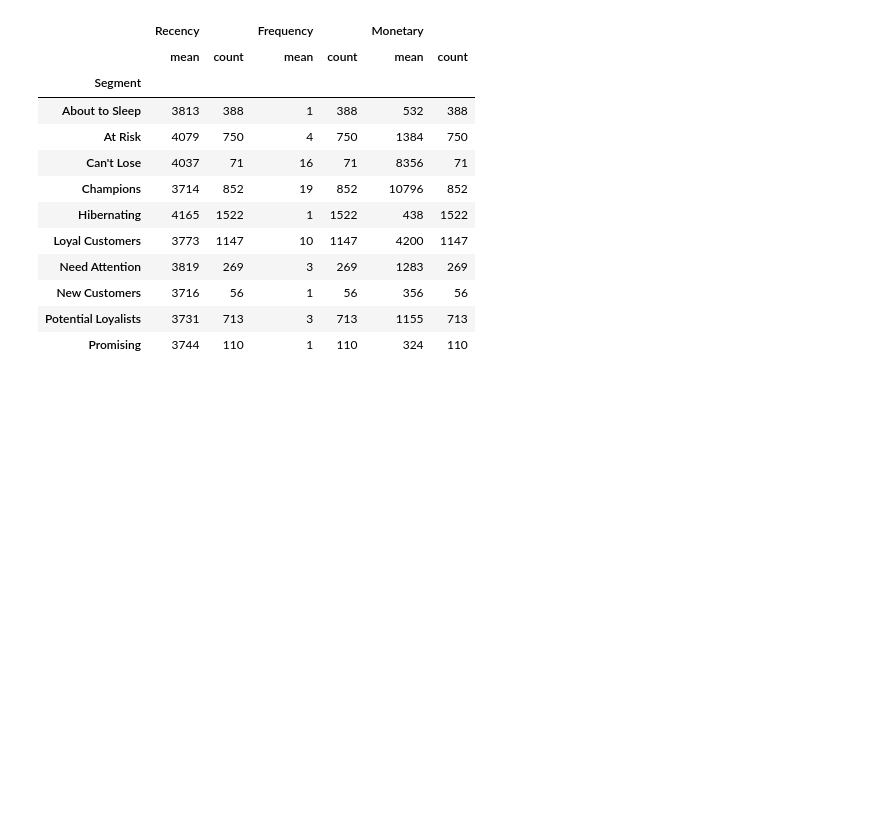
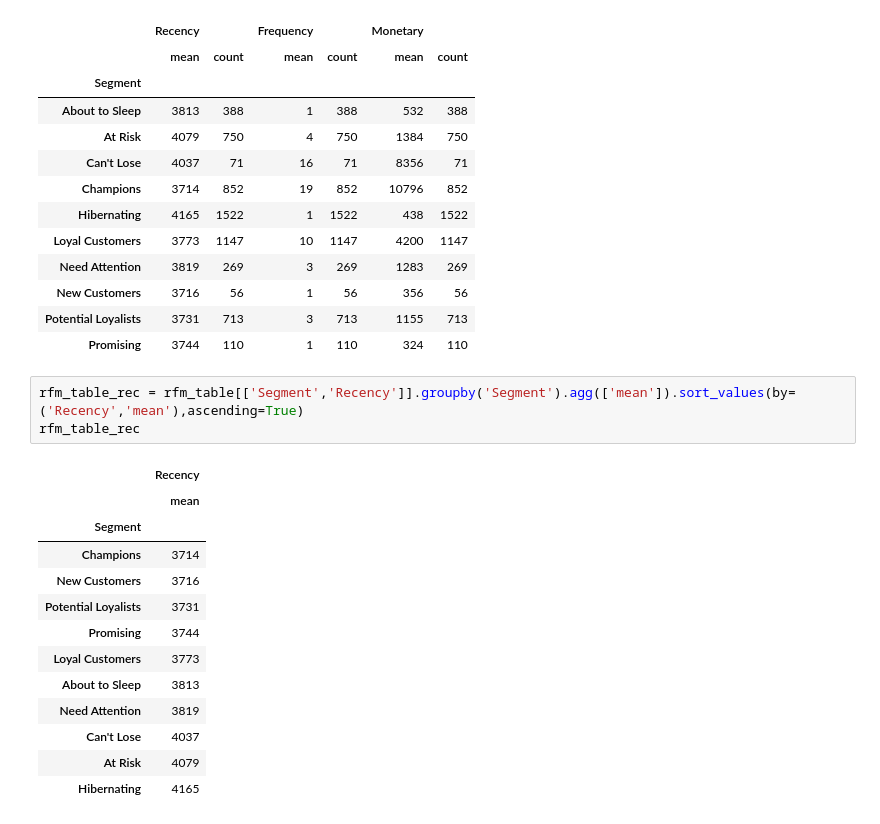
Before and after one commit to jarviscanada/jarvis_data_eng_JoshWessel, a Jupyter notebook: python_data_analytics/retail_data_analytics_wrangling.ipynb, the cells around one changed output. Saved outputs shown, nothing was run; the diff lists cells and outputs as text; blank space fills up the shorter version.

```diff
--- a/python_data_analytics/retail_data_analytics_wrangling.ipynb
+++ b/python_data_analytics/retail_data_analytics_wrangling.ipynb
@@ -753,3 +753,20 @@ rfm_table[['Segment','Recency','Frequency','Monetary']].groupby('Segment').agg([
 | New Customers | 3716 | 56 | 1 | 56 | 356 | 56 |
 | Potential Loyalists | 3731 | 713 | 3 | 713 | 1155 | 713 |
 | Promising | 3744 | 110 | 1 | 110 | 324 | 110 |
+# %%
+rfm_table_rec = rfm_table[['Segment','Recency']].groupby('Segment').agg(['mean']).sort_values(by=('Recency','mean'),ascending=True)
+rfm_table_rec
+# %% [output]
+|  | Recency |
+|  | mean |
+| Segment |  |
+| Champions | 3714 |
+| New Customers | 3716 |
+| Potential Loyalists | 3731 |
+| Promising | 3744 |
+| Loyal Customers | 3773 |
+| About to Sleep | 3813 |
+| Need Attention | 3819 |
+| Can't Lose | 4037 |
+| At Risk | 4079 |
+| Hibernating | 4165 |
```
Also changed, not shown: parts of 3 cells of this notebook, 2 other files.
